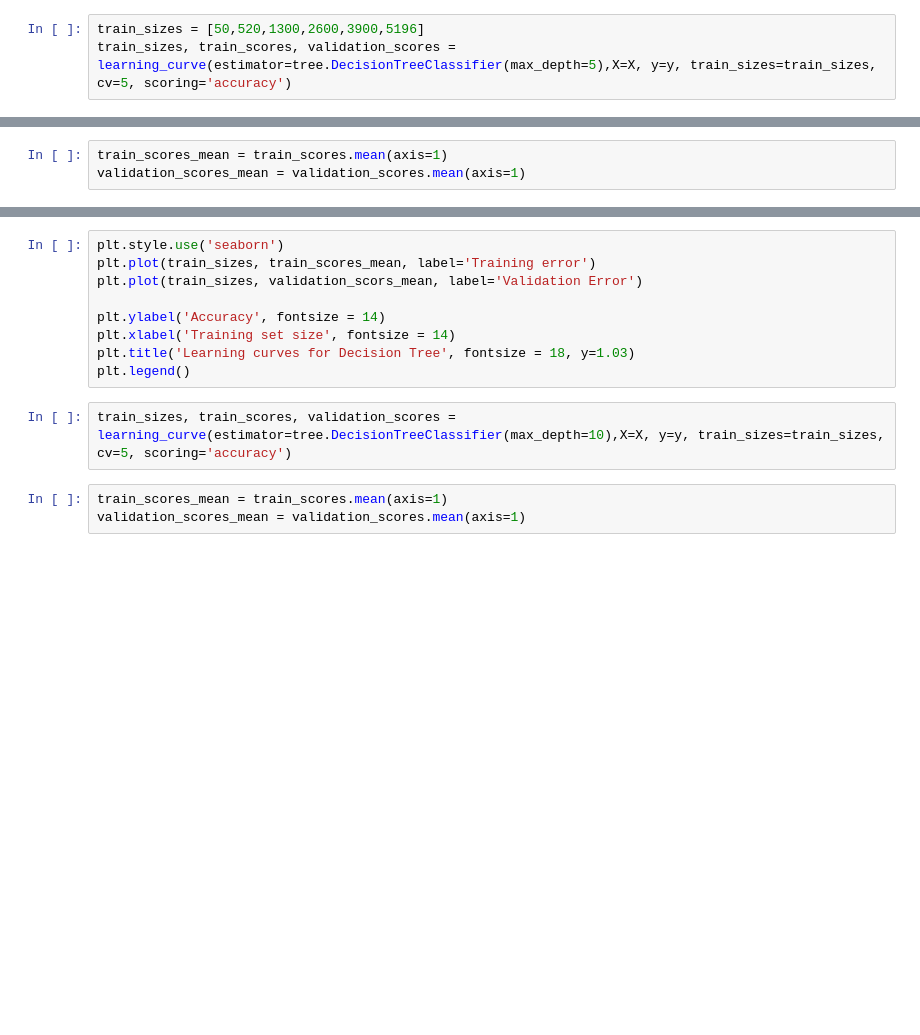
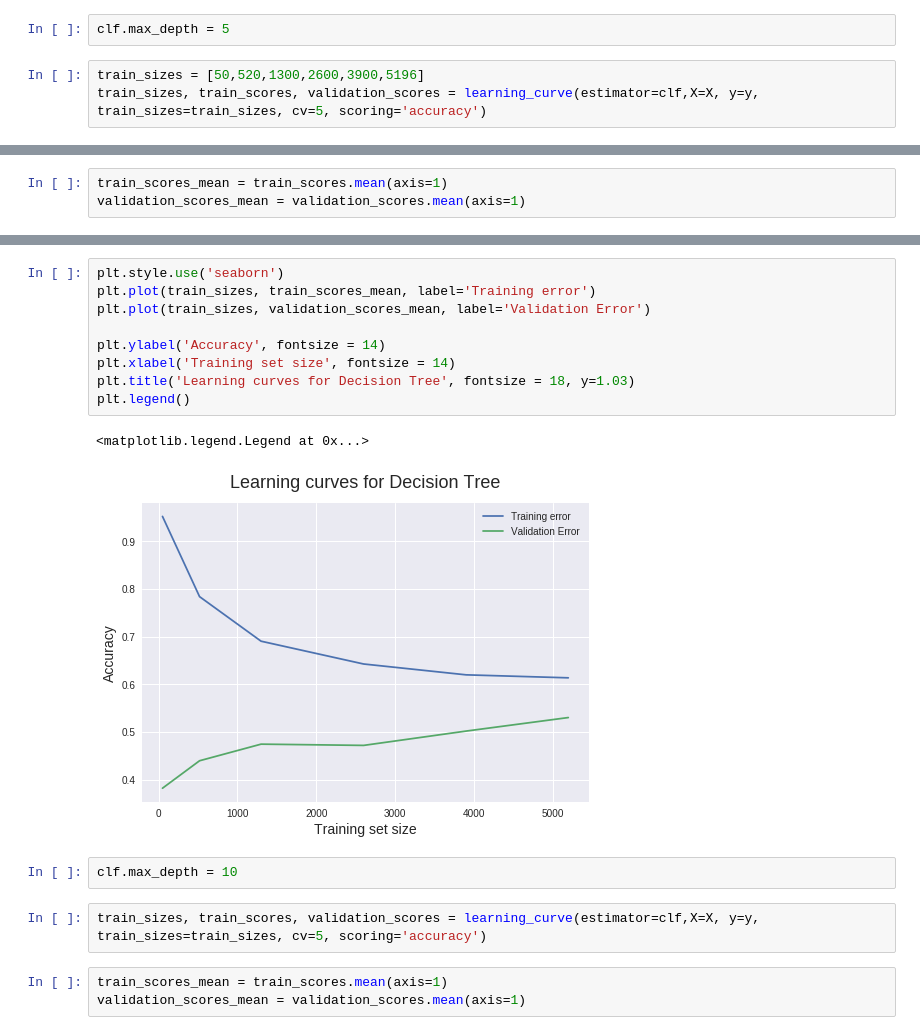
Before and after one commit to 6r0k3d/ml-intro, a Jupyter notebook: notebooks/tree_wine1-Copy1.ipynb, the cells around one changed output, grey strips where cells are left out. Drawn from its saved outputs; the diff is of its cells as text; blank space fills up the shorter version.

```diff
--- a/notebooks/tree_wine1-Copy1.ipynb
+++ b/notebooks/tree_wine1-Copy1.ipynb
@@ -178,6 +178,8 @@ print(y.shape)
 # %% [output]
 (6497, 11)
 (6497,)
+# %%
+clf.max_depth = 5
 # %%
 train_sizes = [50,520,1300,2600,3900,5196]
-train_sizes, train_scores, validation_scores = learning_curve(estimator=tree.DecisionTreeClassifier(max_depth=5),X=X, y=y, train_sizes=train_sizes, cv=5, scoring='accuracy')
+train_sizes, train_scores, validation_scores = learning_curve(estimator=clf,X=X, y=y, train_sizes=train_sizes, cv=5, scoring='accuracy')
@@ -196,14 +225,19 @@ print(pd.Series(validation_scores_mean, index=train_sizes))
 # %%
 plt.style.use('seaborn')
 plt.plot(train_sizes, train_scores_mean, label='Training error')
-plt.plot(train_sizes, validation_scors_mean, label='Validation Error')
+plt.plot(train_sizes, validation_scores_mean, label='Validation Error')
 
 plt.ylabel('Accuracy', fontsize = 14)
 plt.xlabel('Training set size', fontsize = 14)
 plt.title('Learning curves for Decision Tree', fontsize = 18, y=1.03)
 plt.legend()
+# %% [output]
+<matplotlib.legend.Legend at 0x...>
+[figure, added]
+# %%
+clf.max_depth = 10
 # %%
-train_sizes, train_scores, validation_scores = learning_curve(estimator=tree.DecisionTreeClassifier(max_depth=10),X=X, y=y, train_sizes=train_sizes, cv=5, scoring='accuracy')
+train_sizes, train_scores, validation_scores = learning_curve(estimator=clf,X=X, y=y, train_sizes=train_sizes, cv=5, scoring='accuracy')
 # %%
 train_scores_mean = train_scores.mean(axis=1)
 validation_scores_mean = validation_scores.mean(axis=1)
```
Also changed, not shown: parts of 6 cells of this notebook.
